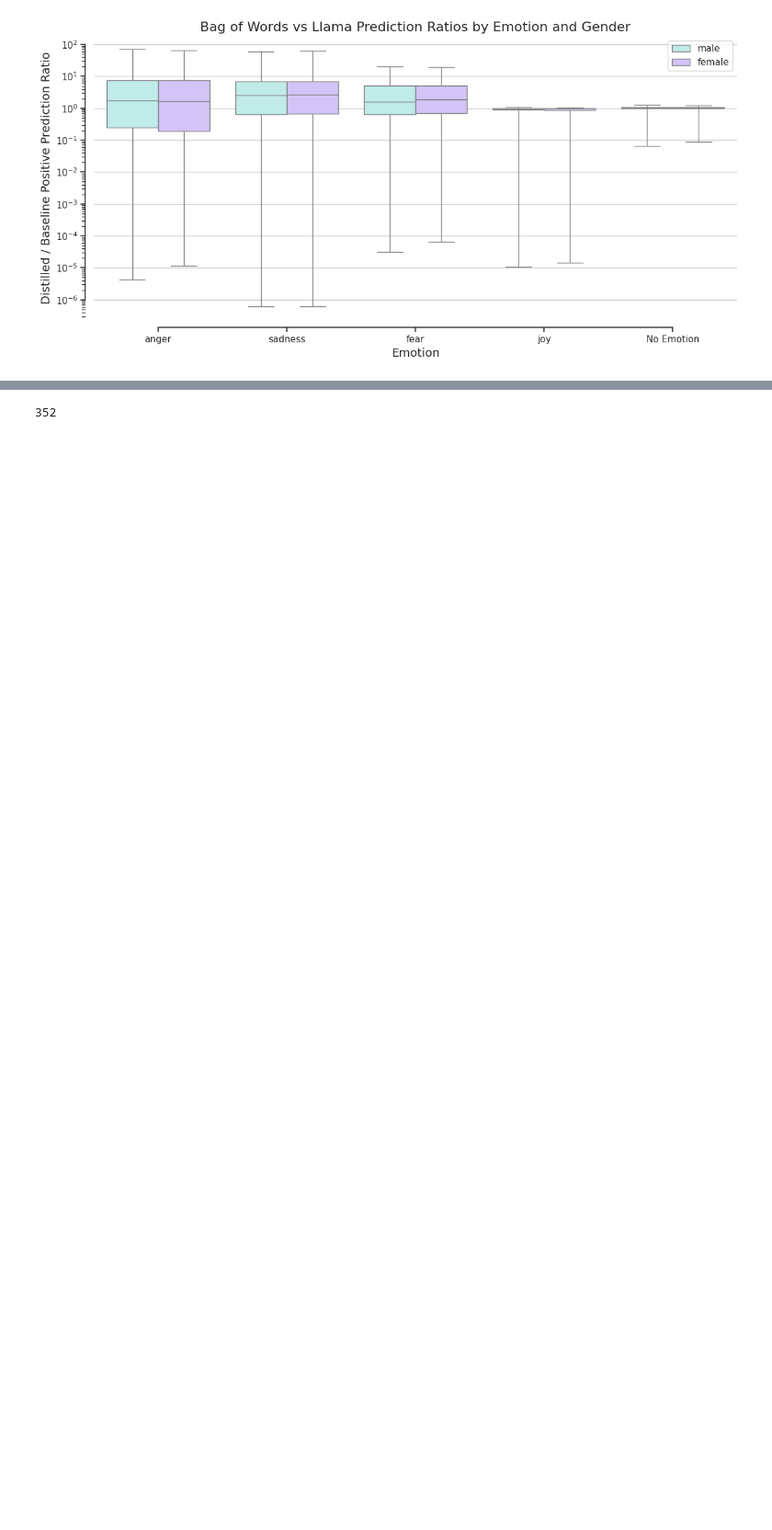
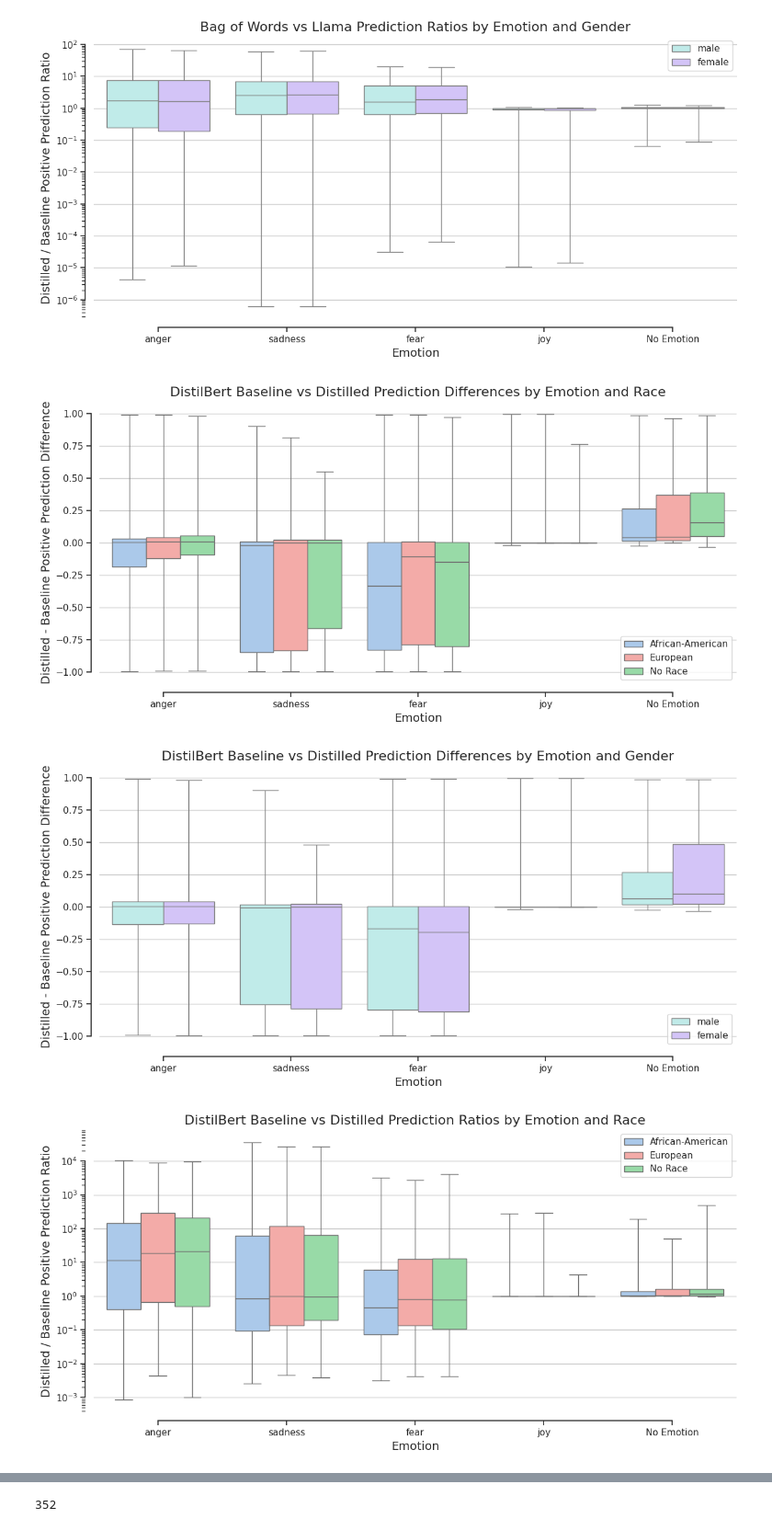
Before and after one commit to CharlesC03/NLP_Final_Project, a Jupyter notebook: analysis/teacher_analysis.ipynb, the cells around one changed output, grey strips where cells are left out. Shown at 92% size. Cells and saved outputs as stored; diff of their text form; code cells hidden in the pictures; blank space fills up the shorter version.

```diff
--- a/analysis/teacher_analysis.ipynb
+++ b/analysis/teacher_analysis.ipynb
@@ -675,11 +675,15 @@ graph_ratios_by_variable(ds, "llama_bow_ratio", "gender", "Bag of Words vs Llama
 [figure]
 # %%
 # Get differences between bert and bow distilled
-# ds['bert_diff'] = (ds['bert_distilled'] - ds['bert_baseline'])
-# ds['bert_bow_ratio'] = ds['bert_distilled'] / ds['bert_baseline']
+ds['bert_diff'] = (ds['bert_distilled'] - ds['bert_baseline'])
+ds['bert_ratio'] = ds['bert_distilled'] / ds['bert_baseline']
 
-# graph_differences_by_variable(ds, "bert_bow_diff", "race", "DistilBert Baseline vs Distilled", race_palette, "graphs/bert_vs_bow_distilled_differences_by_emotion_and_race.png")
-# graph_differences_by_variable(ds, "bert_bow_diff", "gender", "DistilBert Baseline vs Distilled", gender_palette, "graphs/bert_vs_bow_distilled_differences_by_emotion_and_gender.png")
+graph_differences_by_variable(ds, "bert_diff", "race", "DistilBert Baseline vs Distilled", race_palette, "graphs/distilbert/baseline_vs_distilled_differences_by_emotion_and_race.png")
+graph_differences_by_variable(ds, "bert_diff", "gender", "DistilBert Baseline vs Distilled", gender_palette, "graphs/distilbert/baseline_vs_distilled_differences_by_emotion_and_gender.png")
 
-# graph_ratios_by_variable(ds, "bert_bow_ratio", "race", "DistilBert Baseline vs Distilled", race_palette, "graphs/bert_vs_bow_distilled_ratios_by_emotion_and_race.png")
-# graph_ratios_by_variable(ds, "bert_bow_ratio", "gender", "DistilBert Baseline vs Distilled", gender_palette, "graphs/bert_vs_bow_distilled_ratios_by_emotion_and_gender.png")
+graph_ratios_by_variable(ds, "bert_ratio", "race", "DistilBert Baseline vs Distilled", race_palette, "graphs/distilbert/baseline_vs_distilled_ratios_by_emotion_and_race.png")
+graph_ratios_by_variable(ds, "bert_ratio", "gender", "DistilBert Baseline vs Distilled", gender_palette, "graphs/distilbert/baseline_vs_distilled_ratios_by_emotion_and_gender.png")
+# %% [output]
+[figure, added]
+[figure, added]
+[figure, added]
```
Also changed, not shown: parts of 3 cells of this notebook, 5 other files.
